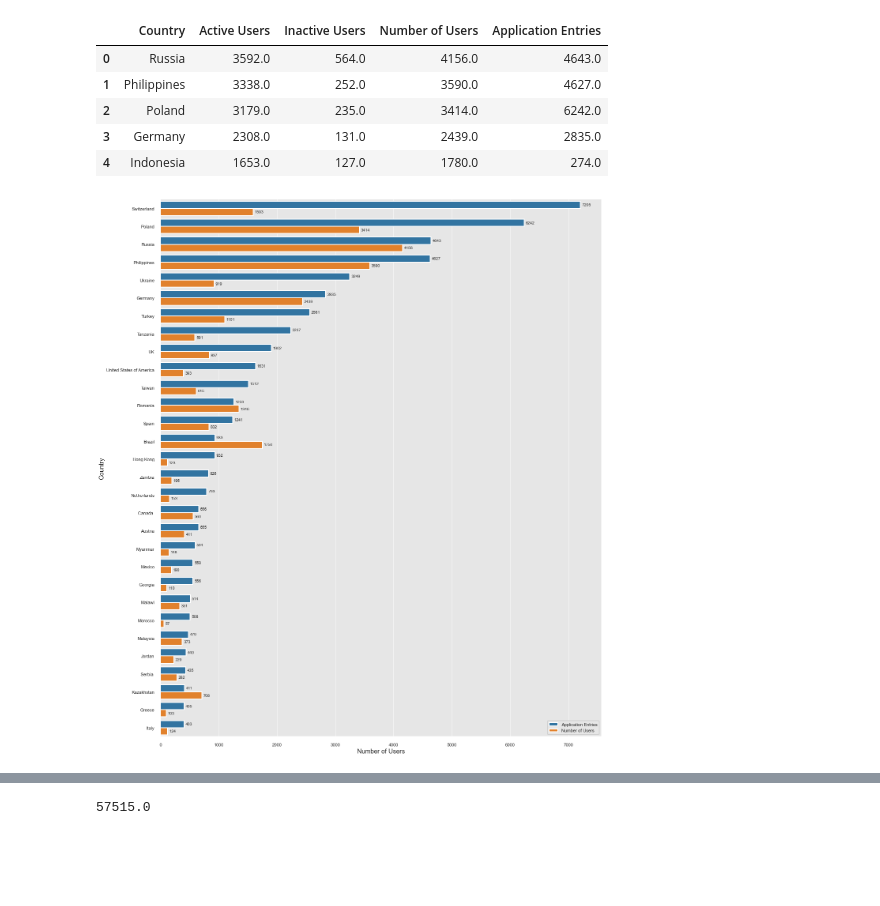
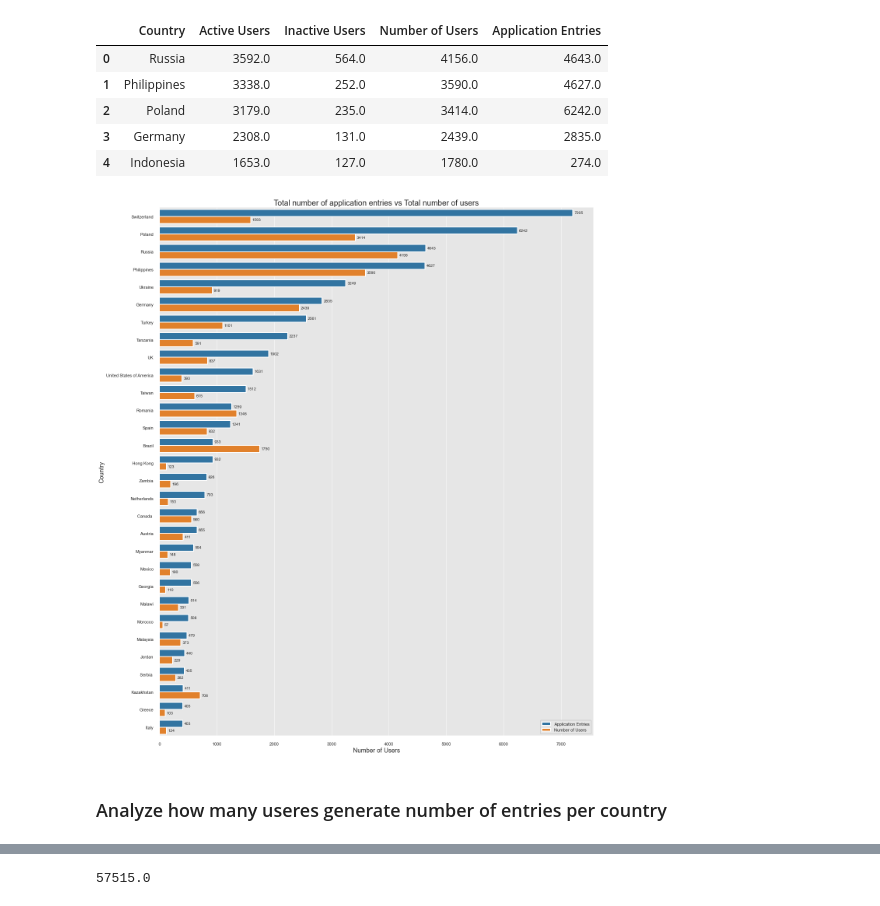
Before and after one commit to RafZel/NYCDSA_Project_1, a Jupyter notebook: project_1.ipynb, the cells around one changed output, grey strips where cells are left out. Saved outputs shown, nothing was run; the diff lists cells and outputs as text; code cells hidden in the pictures; blank space fills up the shorter version.

```diff
--- a/project_1.ipynb
+++ b/project_1.ipynb
@@ -701,12 +586,7 @@ Name: PersonnelArea, Length: 505, dtype: int64
 # %%
-# ip_list = df_beqom['IP'].to_numpy()
-# print(f'Number of all IP addresses {len(ip_list)}')
-# unique_ip = np.unique(ip_list)
-# print(f'Number of unique IP addresses {len(unique_ip)}')
-
+#Identify number of uniqe IP addresses
 print(f"Total number of IP addresses {df_prod_user_3['IP'].count()}")
-
-unique_ip = df_prod_user_3['IP'].unique().tolist()
+unique_ip = df_prod_user_2['IP'].unique().tolist()
 print(f"Total number of UNIQUE IP addresses {len(unique_ip)}")
 # %% [output]
 Total number of IP addresses 57897
@@ -817,3 +678,3 @@ dtype: int64
 # %%
-df_prod_user_4 = df_prod_user_3.merge(df_country_ip, left_on='IP',right_on='query', how='left')
+df_prod_user_3 = df_prod_user_2.merge(df_country_ip, left_on='IP',right_on='query', how='left')
 # %%
@@ -909,3 +719,3 @@ df_entity
 # %%
-df_prod_user_5 = df_prod_user_4.merge(df_entity, left_on='Company',right_on='CompanyCode', how='left')
+df_prod_user_4 = df_prod_user_3.merge(df_entity, left_on='Company',right_on='CompanyCode', how='left')
 # %%
@@ -961,5 +753,5 @@ Index(['id_user', 'code_payee', 'PersonNr', 'firstname_user', 'lastname_user',
 # %%
-df_final = df_prod_user_5[['id_user', 'code_payee', 'PersonNr', 'firstname_user', 'lastname_user', 'login_user', 'JobTitle', 'EmployeeGroup', 'EmployeeSubGroup', 'PersonnelArea', 'PersonnelSubArea', 'active', 'Company', 'Entity Name', 'Country', 'Region', 'Date', 'IP', 'regionName',
+df_final = df_prod_user_4[['id_user', 'code_payee', 'PersonNr', 'firstname_user', 'lastname_user', 'login_user', 'JobTitle', 'EmployeeGroup', 'EmployeeSubGroup', 'PersonnelArea', 'PersonnelSubArea', 'active', 'Company', 'Entity Name', 'Country', 'Region', 'Date', 'IP', 'regionName',
        'city', 'zip', 'lat', 'lon', 'timezone', 'isp', 'org', 'as']].copy().reset_index(drop=True)
 # %%
 df_final.isnull().sum()
@@ -1170,22 +951,24 @@ df_company_users_country_2 = df_company_users_country_1.sort_values('Application
 # %%
 fig1, ax = plt.subplots(figsize=(20,25))
 sns.set_style('darkgrid', {'axes.facecolor':'.9'})
 sns.set_context("poster", font_scale = .5, rc={"grid.linewidth": 0.9})
 
 hue_order = ['Application Entries', 'Number of Users']
 
 s = sns.barplot(x='value', y='Country', data=df_company_users_country_2, hue='variable', hue_order=hue_order)
 
 ax.bar_label(ax.containers[0], fmt='%.0f', label_type='edge', padding=4, fontsize=10)
 ax.bar_label(ax.containers[1], fmt='%.0f', label_type='edge', padding=4, fontsize=10)
 
-
+ax.set_title('Total number of application entries vs Total number of users', fontsize=20)
 ax.set_ylabel('Country', fontsize=16)
 ax.set_xlabel('Number of Users', fontsize=16)
 ax.legend(ncol=1, loc="best")
 sns.despine(left=True)
 # %% [output]
-[figure, old version]
+[figure, new version]
+# %% [markdown]
+### Analyze how many useres generate number of entries per country
 # %%
 df_company_users_country_trafic_1 = df_final.groupby(['code_payee', 'Country'])['code_payee'].count().reset_index(name='count')
 
```
Also changed, not shown: parts of 99 cells of this notebook.
